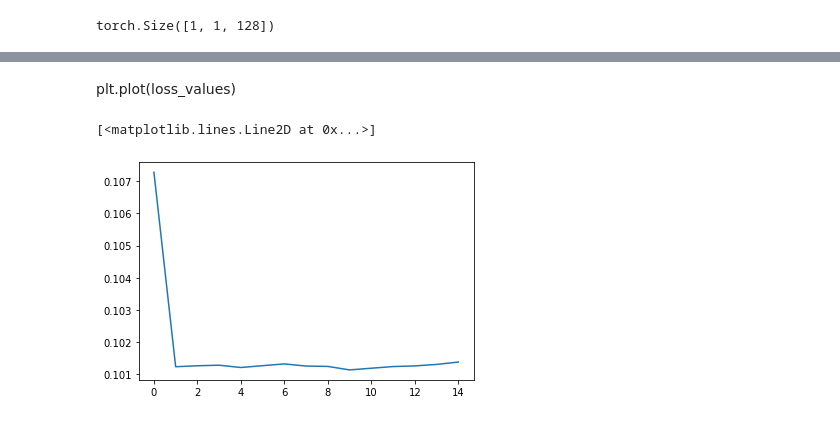
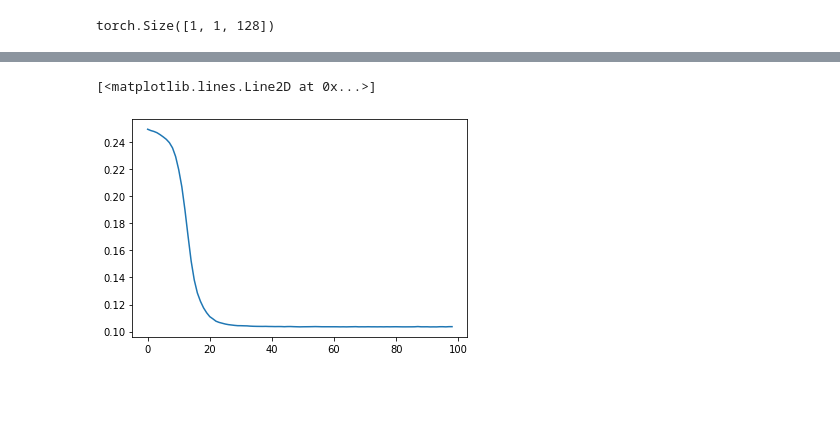
Before and after one commit to HYUristic/DynaMotion, a Jupyter notebook: model_dev/LSTM.ipynb, the cells around one changed output, grey strips where cells are left out. Saved outputs shown, nothing was run; the diff lists cells and outputs as text; code cells hidden in the pictures; blank space fills up the shorter version.

Commit message:
fix: fix the model

```diff
--- a/model_dev/LSTM.ipynb
+++ b/model_dev/LSTM.ipynb
@@ -77,7 +77,7 @@ torch.Size([1, 1, 128])
 # %%
 cnt=0
 model = lstm_Model().to(device)
-optimizer = optim.Adam(model.parameters(), lr=0.001)
+optimizer = optim.Adam(model.parameters(), lr=0.1e-5)
 criterion = nn.MSELoss().to(device)
 
 loss_values = []
@@ -121,7 +121,2 @@ plt.plot(loss_values)
+[<matplotlib.lines.Line2D at 0x...>]
+[figure, added]
-# %% [markdown]
-plt.plot(loss_values)
-# %%
-plt.plot(loss_values)
-# %% [output]
-[<matplotlib.lines.Line2D at 0x...>]
-[figure, removed]
```
Also changed, not shown: parts of 1 cell of this notebook.
